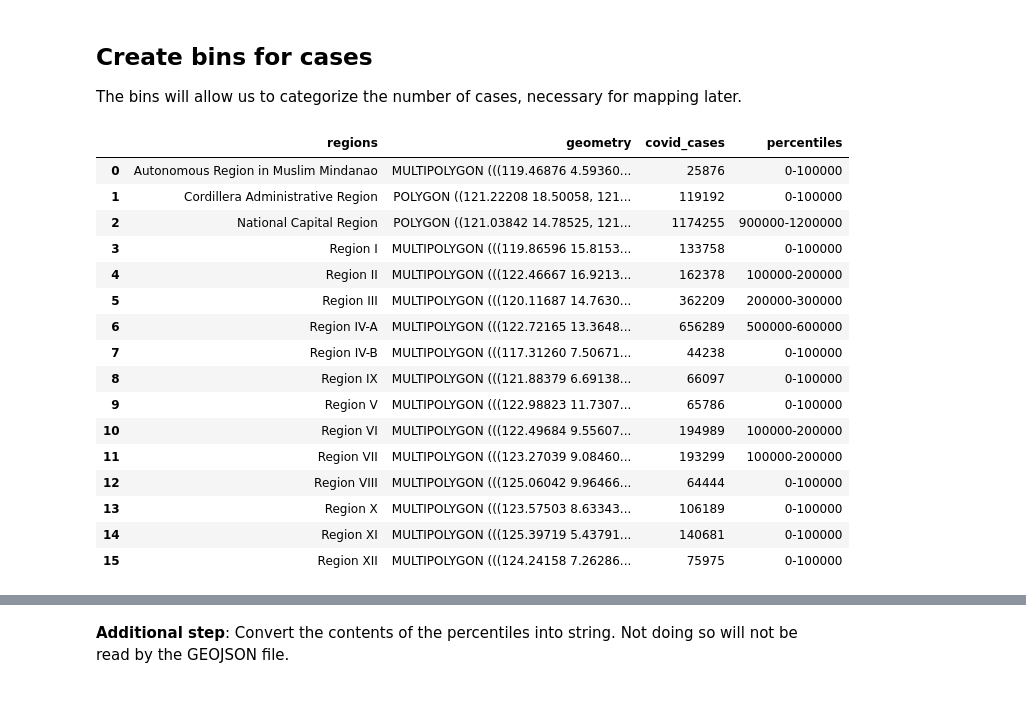
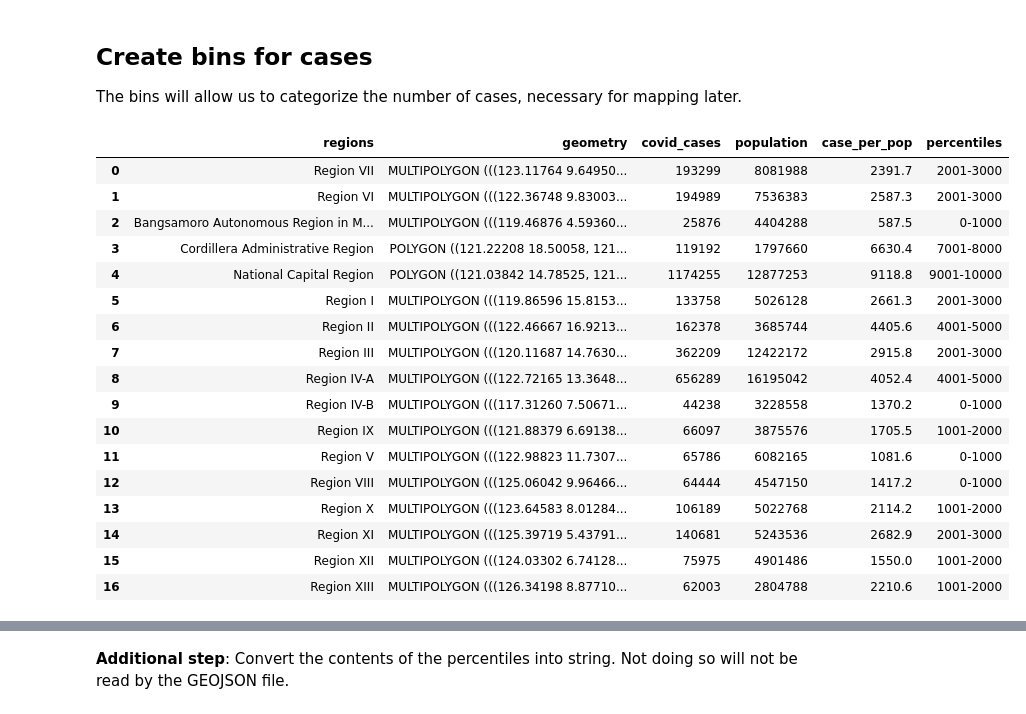
Before and after one commit to pmagtulis/covid-ph-map, a Jupyter notebook: notebooks/regional_covid_cases.ipynb, the cells around one changed output, grey strips where cells are left out. Cells and saved outputs as stored; diff of their text form; code cells hidden in the pictures.

```diff
--- a/notebooks/regional_covid_cases.ipynb
+++ b/notebooks/regional_covid_cases.ipynb
@@ -167,7 +148,7 @@ region_shape.columns = region_shape.columns.str.lower()
 # %% [markdown]
 ### Drop unnecessary columns from shapefile
 # %%
-region_shape = region_shape.drop(['adm1_pcode', 'adm1_ref','adm1alt1en', 'adm1alt2en', 'adm0_en', 'shape_leng', 'shape_area', 'adm0_pcode', 'date', 'validon', 'validto'], axis=1)
+region_shape = region_shape.drop(['updated', 'adm_id','adm1_pcode', 'area', 'perimeter', 'latitude', 'longitude'], axis=1)
 region_shape
 # %% [output]
 |  | adm1_en | geometry |
@@ -235,0 +200,3 @@ Name: covid_cases, dtype: int64
+# %%
+df2 = pd.read_excel('population.xlsx')
+df2
@@ -235,0 +222,3 @@ Name: covid_cases, dtype: int64
+# %%
+regions_final = regions_cases.merge(df2, on='regions')
+regions_final
@@ -235,0 +248,3 @@ Name: covid_cases, dtype: int64
+# %%
+regions_final ['case_per_pop'] = regions_final.covid_cases / regions_final.population * 100000
+regions_final = regions_final.round(1)
@@ -238,26 +274,27 @@ Name: covid_cases, dtype: int64
 
 The bins will allow us to categorize the number of cases, necessary for mapping later.
 # %%
-regions_cases['percentiles'] = pd.cut(np.array(regions_cases['covid_cases']),
-   10, labels=["0-100000", "100000-200000", "200000-300000", "300000-400000", "400000-500000", "500000-600000", "600000-700000", "700000-800000", "800000-900000", "900000-1200000"])
+regions_final['percentiles'] = pd.cut(np.array(regions_final['case_per_pop']),
+   10, labels=["0-1000", "1001-2000", "2001-3000", "3001-4000", "4001-5000", "5001-6000", "6001-7000", "7001-8000", "8001-9000", "9001-10000"])
 
-regions_cases
+regions_final
 # %% [output]
-|  | regions | geometry | covid_cases | percentiles |
-| 0 | Autonomous Region in Muslim Mindanao | MULTIPOLYGON (((119.46876 4.59360... | 25876 | 0-100000 |
-| 1 | Cordillera Administrative Region | POLYGON ((121.22208 18.50058, 121... | 119192 | 0-100000 |
-| 2 | National Capital Region | POLYGON ((121.03842 14.78525, 121... | 1174255 | 900000-1200000 |
-| 3 | Region I | MULTIPOLYGON (((119.86596 15.8153... | 133758 | 0-100000 |
-| 4 | Region II | MULTIPOLYGON (((122.46667 16.9213... | 162378 | 100000-200000 |
-| 5 | Region III | MULTIPOLYGON (((120.11687 14.7630... | 362209 | 200000-300000 |
-| 6 | Region IV-A | MULTIPOLYGON (((122.72165 13.3648... | 656289 | 500000-600000 |
-| 7 | Region IV-B | MULTIPOLYGON (((117.31260 7.50671... | 44238 | 0-100000 |
-| 8 | Region IX | MULTIPOLYGON (((121.88379 6.69138... | 66097 | 0-100000 |
-| 9 | Region V | MULTIPOLYGON (((122.98823 11.7307... | 65786 | 0-100000 |
-| 10 | Region VI | MULTIPOLYGON (((122.49684 9.55607... | 194989 | 100000-200000 |
-| 11 | Region VII | MULTIPOLYGON (((123.27039 9.08460... | 193299 | 100000-200000 |
-| 12 | Region VIII | MULTIPOLYGON (((125.06042 9.96466... | 64444 | 0-100000 |
-| 13 | Region X | MULTIPOLYGON (((123.57503 8.63343... | 106189 | 0-100000 |
-| 14 | Region XI | MULTIPOLYGON (((125.39719 5.43791... | 140681 | 0-100000 |
-| 15 | Region XII | MULTIPOLYGON (((124.24158 7.26286... | 75975 | 0-100000 |
+|  | regions | geometry | covid_cases | population | case_per_pop | percentiles |
+| 0 | Region VII | MULTIPOLYGON (((123.11764 9.64950... | 193299 | 8081988 | 2391.7 | 2001-3000 |
+| 1 | Region VI | MULTIPOLYGON (((122.36748 9.83003... | 194989 | 7536383 | 2587.3 | 2001-3000 |
+| 2 | Bangsamoro Autonomous Region in M... | MULTIPOLYGON (((119.46876 4.59360... | 25876 | 4404288 | 587.5 | 0-1000 |
+| 3 | Cordillera Administrative Region | POLYGON ((121.22208 18.50058, 121... | 119192 | 1797660 | 6630.4 | 7001-8000 |
+| 4 | National Capital Region | POLYGON ((121.03842 14.78525, 121... | 1174255 | 12877253 | 9118.8 | 9001-10000 |
+| 5 | Region I | MULTIPOLYGON (((119.86596 15.8153... | 133758 | 5026128 | 2661.3 | 2001-3000 |
+| 6 | Region II | MULTIPOLYGON (((122.46667 16.9213... | 162378 | 3685744 | 4405.6 | 4001-5000 |
+| 7 | Region III | MULTIPOLYGON (((120.11687 14.7630... | 362209 | 12422172 | 2915.8 | 2001-3000 |
+| 8 | Region IV-A | MULTIPOLYGON (((122.72165 13.3648... | 656289 | 16195042 | 4052.4 | 4001-5000 |
+| 9 | Region IV-B | MULTIPOLYGON (((117.31260 7.50671... | 44238 | 3228558 | 1370.2 | 0-1000 |
+| 10 | Region IX | MULTIPOLYGON (((121.88379 6.69138... | 66097 | 3875576 | 1705.5 | 1001-2000 |
+| 11 | Region V | MULTIPOLYGON (((122.98823 11.7307... | 65786 | 6082165 | 1081.6 | 0-1000 |
+| 12 | Region VIII | MULTIPOLYGON (((125.06042 9.96466... | 64444 | 4547150 | 1417.2 | 0-1000 |
+| 13 | Region X | MULTIPOLYGON (((123.64583 8.01284... | 106189 | 5022768 | 2114.2 | 1001-2000 |
+| 14 | Region XI | MULTIPOLYGON (((125.39719 5.43791... | 140681 | 5243536 | 2682.9 | 2001-3000 |
+| 15 | Region XII | MULTIPOLYGON (((124.03302 6.74128... | 75975 | 4901486 | 1550.0 | 1001-2000 |
+| 16 | Region XIII | MULTIPOLYGON (((126.34198 8.87710... | 62003 | 2804788 | 2210.6 | 1001-2000 |
 # %%
```
Also changed, not shown: parts of 26 cells of this notebook.
